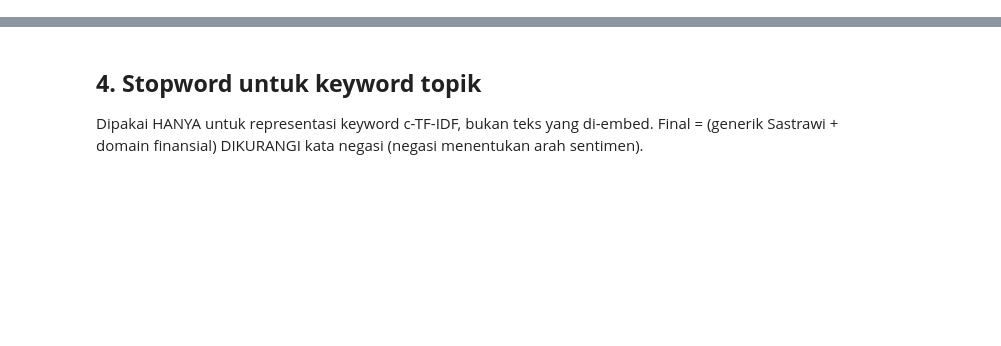
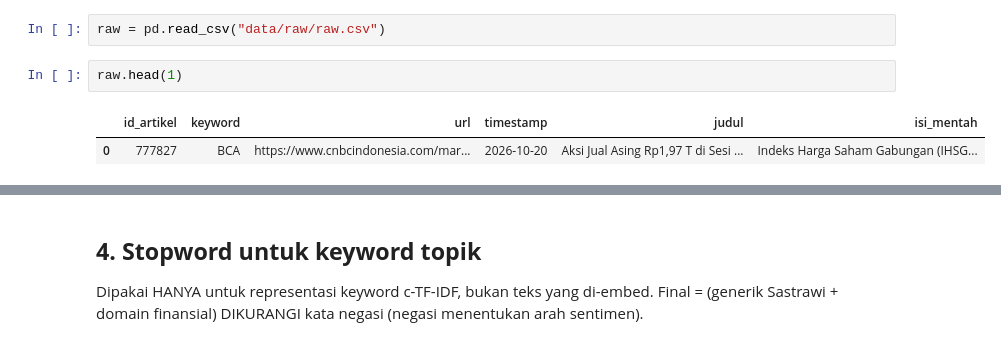
Before and after one commit to erik580/Bank-News-Topic-Modelling-Aspect-Based-Sentimental-Analysis, a Jupyter notebook: 02_preprocessing_eda.ipynb, the cells around one changed output, grey strips where cells are left out. Saved outputs shown, nothing was run; the diff lists cells and outputs as text; blank space fills up the shorter version.

```diff
--- a/02_preprocessing_eda.ipynb
+++ b/02_preprocessing_eda.ipynb
@@ -28,0 +8,7 @@ Pecah tiap artikel jadi kalimat, bersihkan noise (dateline, URL, footer, disclai
+# %%
+raw = pd.read_csv("data/raw/raw.csv")
+# %%
+raw.head(1)
+# %% [output]
+|  | id_artikel | keyword | url | timestamp | judul | isi_mentah |
+| 0 | 777827 | BCA | https://www.cnbcindonesia.com/mar... | 2026-10-20 | Aksi Jual Asing Rp1,97 T di Sesi ... | Indeks Harga Saham Gabungan (IHSG... |
```
Also changed, not shown: parts of 50 cells of this notebook, 8 other files.
